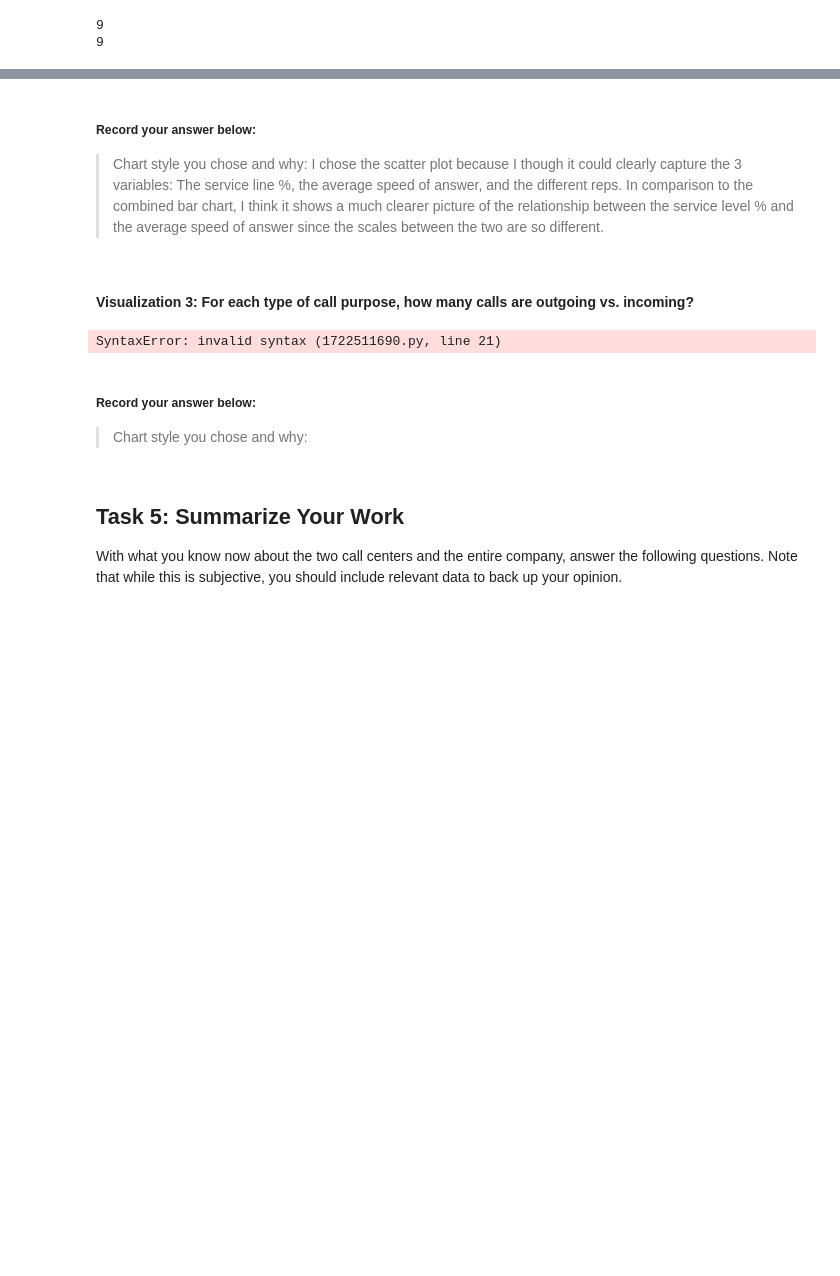
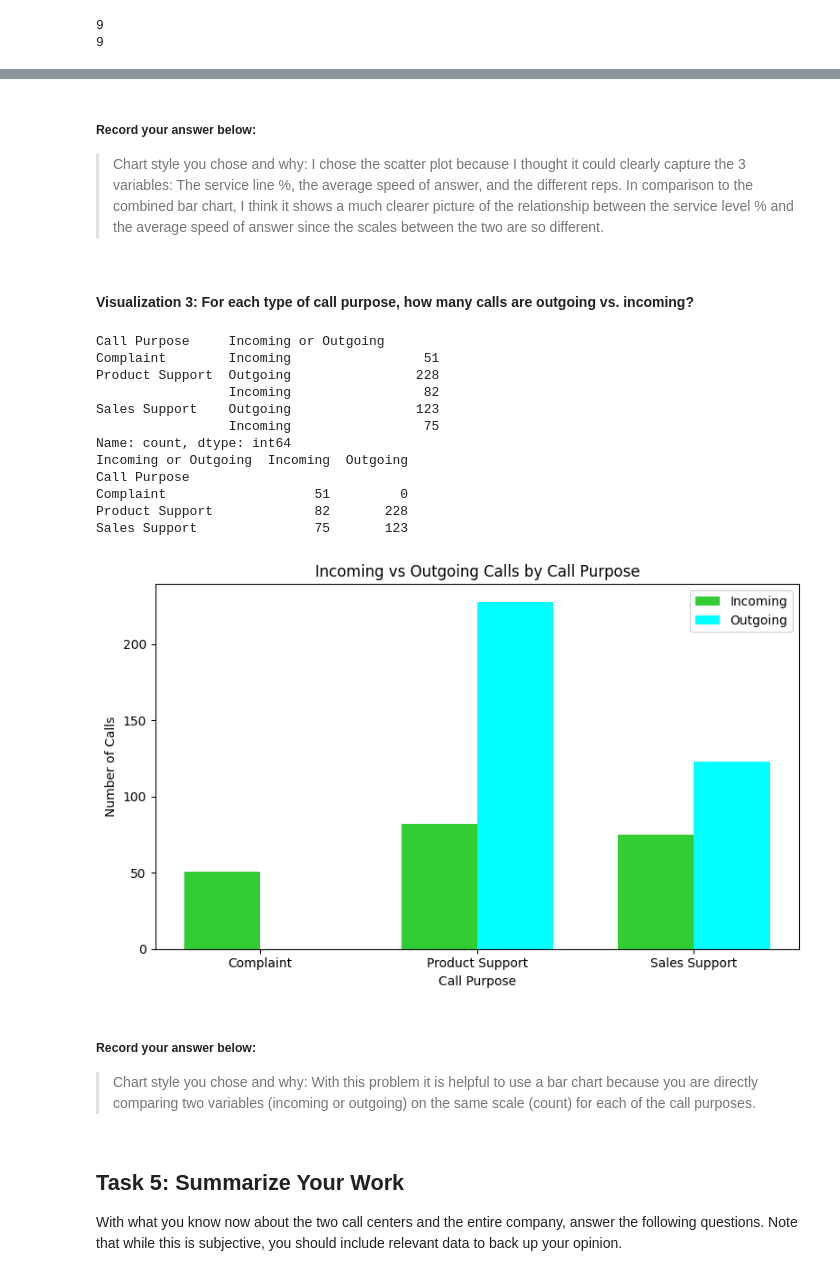
Before and after one commit to gracedonaldsongraham/call-center-cleanup-assignment, a Jupyter notebook: COPY Call_Center_Cleanup Variable Test.ipynb, the cells around one changed output, grey strips where cells are left out. Drawn from its saved outputs; the diff is of its cells as text; code cells hidden in the pictures; blank space fills up the shorter version.

```diff
--- a/COPY Call_Center_Cleanup Variable Test.ipynb
+++ b/COPY Call_Center_Cleanup Variable Test.ipynb
@@ -810,40 +810,68 @@ print(north_plt) #average speed of answer of each rep
 # %% [markdown]
 ##### Record your answer below:
 
-> Chart style you chose and why: I chose the scatter plot because I though it could clearly capture the 3 variables: The service line %, the average speed of answer, and the different reps. In comparison to the combined bar chart, I think it shows a much clearer picture of the relationship between the service level % and the average speed of answer since the scales between the two are so different.
+> Chart style you chose and why: I chose the scatter plot because I thought it could clearly capture the 3 variables: The service line %, the average speed of answer, and the different reps. In comparison to the combined bar chart, I think it shows a much clearer picture of the relationship between the service level % and the average speed of answer since the scales between the two are so different.
 # %% [markdown]
 #### Visualization 3: For each type of call purpose, how many calls are outgoing vs. incoming?
 # %%
 # Create visualization 3 here:
 # The three dictionaries, complaints, sales_support, and product_support, have the information you need
 
 #This one is going to be doubel column chart (See grouped bar chart example from data viz exercise)
 
-purpose_group = df.groupby("call_purpose")
-call_purpose = ["Complaint", "Product Support", "Sales Support"]
-purpose_counts = purpose_group["incoming_or_outgoing"].value_counts()
+purpose_group = df.groupby("Call Purpose")
+call_purpose = ["Complaint", "Product Support", "Sales Support"] #These are the x axis
+purpose_counts = purpose_group["Incoming or Outgoing"].value_counts() #y axis
 print(purpose_counts)
 
 complaints = purpose_counts["Complaint"].to_dict()
 sales_support = purpose_counts["Sales Support"].to_dict()
 product_support = purpose_counts["Product Support"].to_dict()
 
-x = np.arange(len(call_purpose))
-width = 0.25
-multiplier = 0
 
-fig, ax = plt.subplots(layout='constrained')
+#how many calls are outgoing v incoming
+#Your Code Here:
 
-for
+# Aggregate into a table with rows = Call Purpose, columns = Incoming/Outgoing
+counts = df.groupby(['Call Purpose', 'Incoming or Outgoing'])['Calls']\
+           .sum().unstack(fill_value=0) #unstack piviots incoming or outgoing into two columns with value counts instead of one column listing the values and an an additional column with a count for each oclumn
 
+print(counts)         # debug: inspect shape and values
+# counts.index will be 3 call purposes, counts.columns typically ['Incoming','Outgoing']
 
-#Your Code Here:
+x = np.arange(len(counts.index)) #these is the x axis/call purpose categories
+width = 0.35
+
+fig, ax = plt.subplots(figsize=(8,5))#these are the columns themselves (incoming or outgoing)
+ax.bar(x - width/2, counts.get('Incoming', pd.Series(0, index=counts.index)), width, color="limegreen", label='Incoming')
+ax.bar(x + width/2, counts.get('Outgoing', pd.Series(0, index=counts.index)), width, color="cyan", label='Outgoing')
+
+ax.set_xticks(x)
+ax.set_xticklabels(counts.index)
+ax.set_xlabel('Call Purpose')
+ax.set_ylabel('Number of Calls')
+ax.set_title('Incoming vs Outgoing Calls by Call Purpose')
+ax.legend()
+plt.tight_layout()
+plt.show()
 # %% [output]
-SyntaxError: invalid syntax (1722511690.py, line 21)
+Call Purpose     Incoming or Outgoing
+Complaint        Incoming                 51
+Product Support  Outgoing                228
+                 Incoming                 82
+Sales Support    Outgoing                123
+                 Incoming                 75
+Name: count, dtype: int64
+Incoming or Outgoing  Incoming  Outgoing
+Call Purpose
+Complaint                   51         0
+Product Support             82       228
+Sales Support               75       123
+[figure, added]
 # %% [markdown]
 ##### Record your answer below:
 
-> Chart style you chose and why:
+> Chart style you chose and why: With this problem it is helpful to use a bar chart because you are directly comparing two variables (incoming or outgoing) on the same scale (count) for each of the call purposes.
 # %% [markdown]
 ## Task 5: Summarize Your Work
 
```
Also changed, not shown: parts of 8 cells of this notebook.
